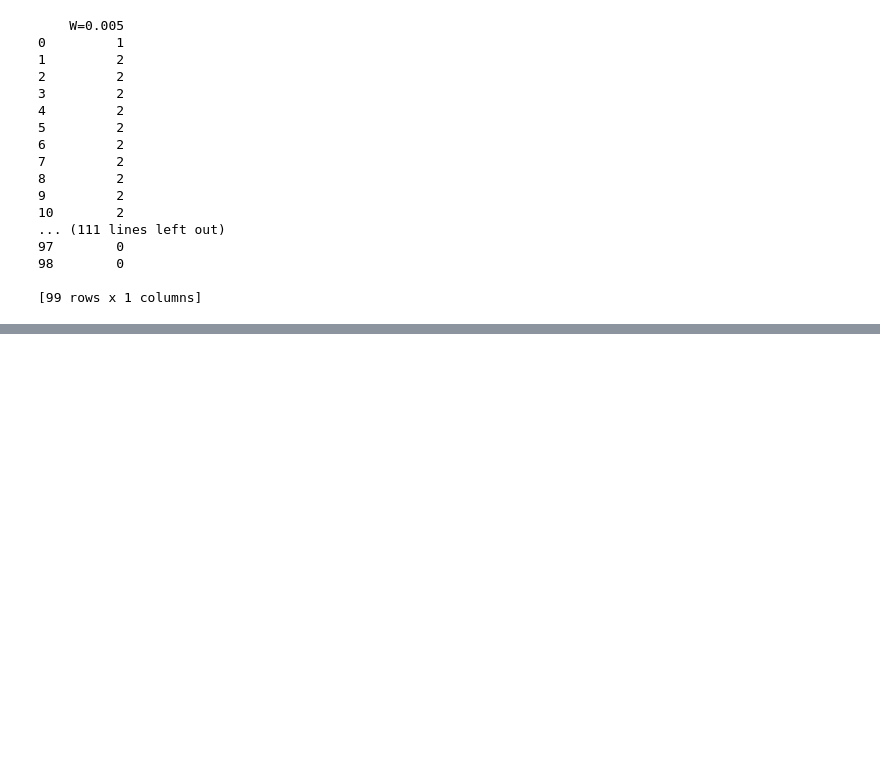
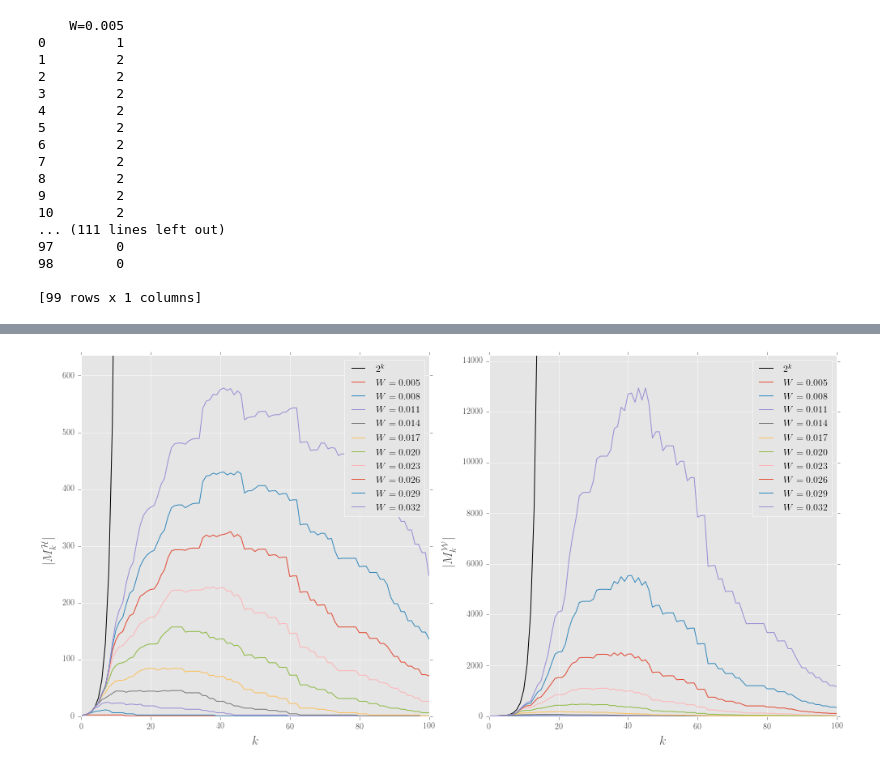
Before and after one commit to nareto/BPV, a Jupyter notebook: plot2-lenvisitlist.ipynb, the cells around one changed output, grey strips where cells are left out. Saved outputs shown, nothing was run; the diff lists cells and outputs as text; code cells hidden in the pictures; blank space fills up the shorter version.

```diff
--- a/plot2-lenvisitlist.ipynb
+++ b/plot2-lenvisitlist.ipynb
@@ -169,2 +159,51 @@ plt.show()
+# %%
+#fig, axes = plt.subplots(3,2,figsize=(12, 12), sharex='col', sharey='row')
+#fig.subplots_adjust(hspace=0.1, wspace=0.05)
+matplotlib.style.use('ggplot')
+
+fig = plt.figure(figsize=(14,7))
+ax = plt.gca()
+_dpi = 250
+fig.dpi = _dpi
+label_size = 16
+plt.rc('text', usetex=True)
+plt.rc('font', family='serif')
+trange = np.arange(0,20,1,'int')
+
+plt.subplot(1, 2, 1)
+maxlen=0
+for col in visitlistH.columns:
+    maxlen = max(maxlen, max(visitlistH[col]))
+plt.ylim((0,maxlen*1.1))
+plt.yscale('linear')
+plt.plot(trange,2**trange,'k',label='$2^k$')
+#plt.plot(trange,trange**3,'k--',label='$k^3$')
+for col in visitlistH.columns:
+    #ax.set_yscale('log')
+    plt.plot(visitlistH[col], label='$'+col+'$')
+    plt.legend(loc=1)
+plt.xlabel(r'$k$',fontsize=label_size)
+plt.ylabel(r'$|M_k^{\mathcal{H}}|$',rotation='vertical', fontsize=label_size, horizontalalignment='right')
+
+plt.subplot(1, 2, 2)
+maxlen=0
+for col in visitlistW.columns:
+    maxlen = max(maxlen, max(visitlistW[col]))
+plt.ylim((0,maxlen*1.1))
+plt.yscale('linear')
+plt.plot(trange,2**trange,'k',label='$2^k$')
+#plt.plot(trange,trange**3,'k--',label='$k^3$')
+for col in visitlistW.columns:
+    #ax.set_yscale('log')
+    plt.plot(visitlistW[col], label='$'+col+'$')
+    plt.legend(loc=1)
+plt.xlabel(r'$k$',fontsize=label_size)
+plt.ylabel(r'$|M_k^{\mathcal{W}}|$',rotation='vertical', fontsize=label_size, horizontalalignment='right')
+
+plt.tight_layout()
+plt.savefig("/home/renato/tesi/testogit/img/bpv-lenvisitlist.png",dpi=_dpi,bbox_inches='tight')
+plt.show()
+# %% [output]
+[figure, added]
 # %%
 plt.savefig?
```
Also changed, not shown: parts of 5 cells of this notebook.
